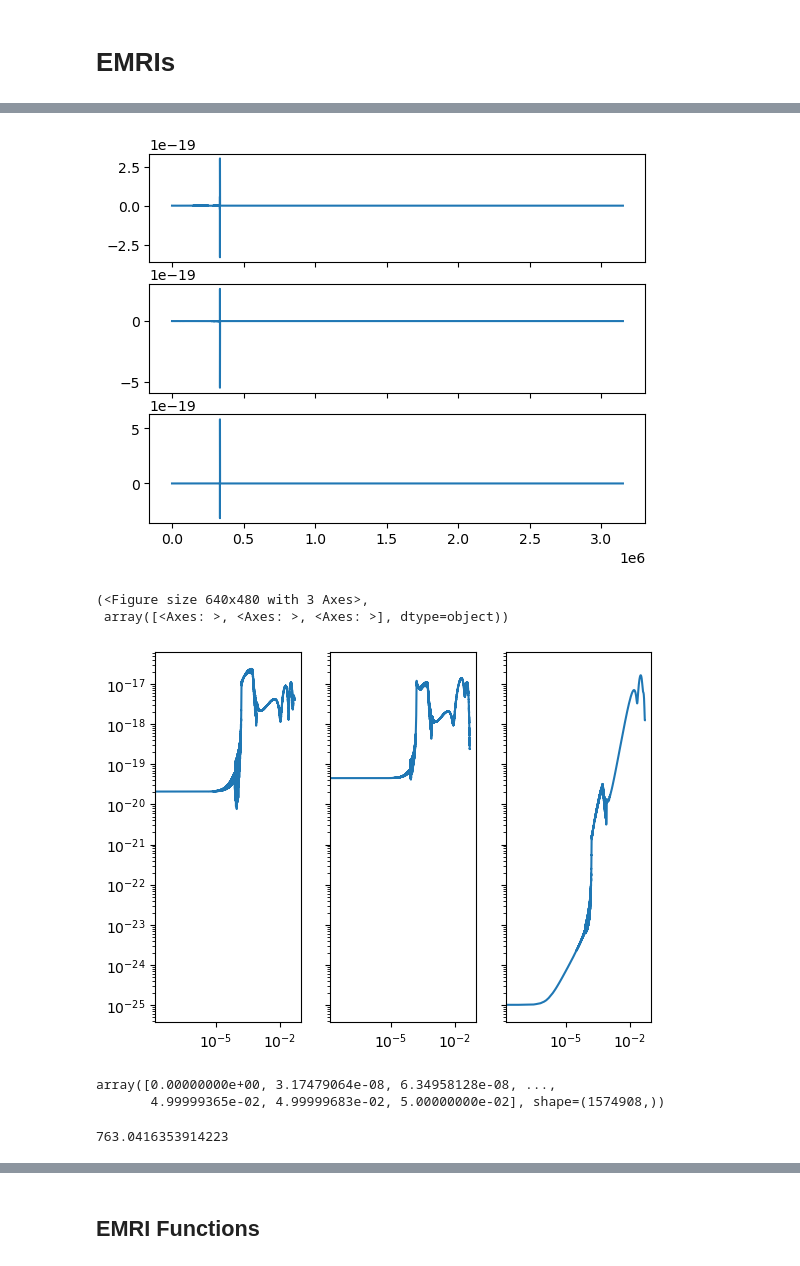
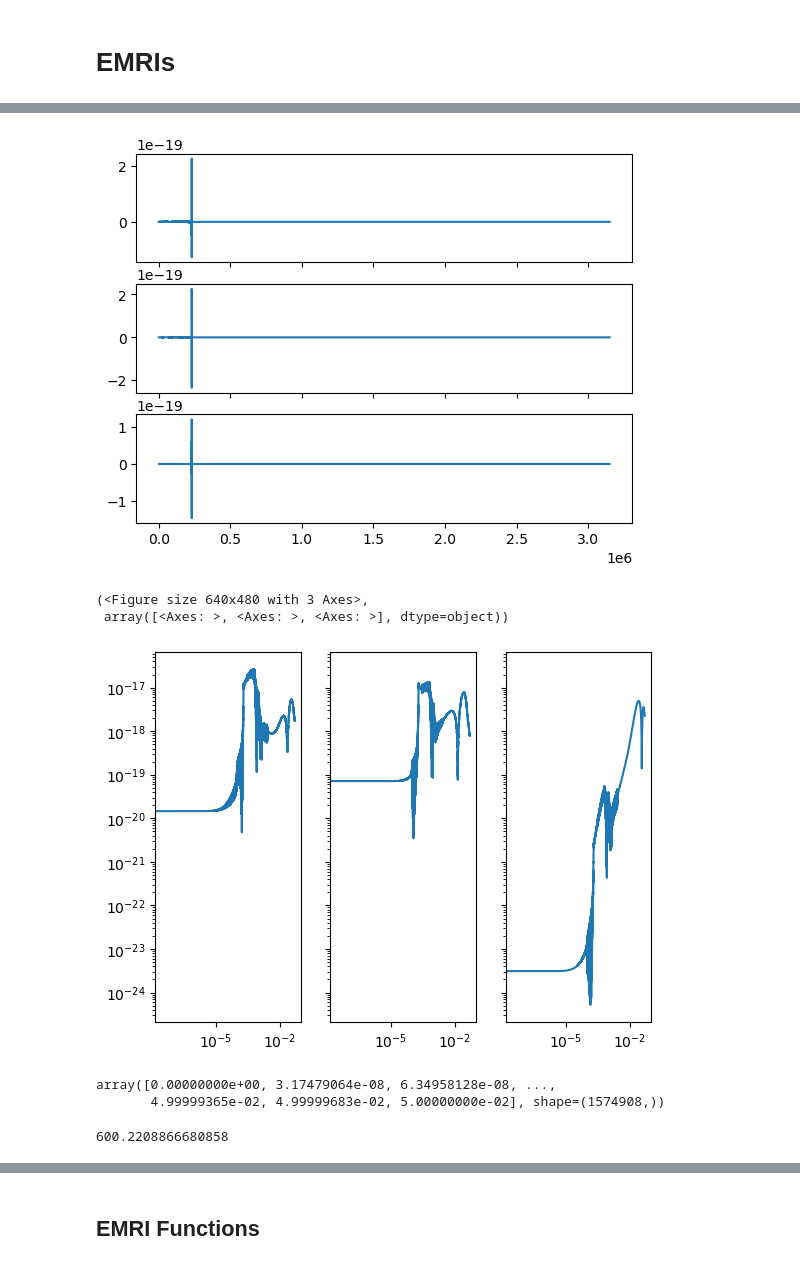
Before and after one commit to Thirtha17/SMBH-Merger-SNR-calculation-with-LISA, a Jupyter notebook: Jilians.ipynb, the cells around one changed output, grey strips where cells are left out. Drawn from its saved outputs; the diff is of its cells as text; code cells hidden in the pictures.

```diff
--- a/Jilians.ipynb
+++ b/Jilians.ipynb
@@ -518,6 +522,29 @@ def EMRI_SNR(**kwargs):
         SNR_new.append(snr)
 
     return SNR_new
+# %%
+bh=1
+# parameters
+T = 2/52  # years
+dt = 10.0  # seconds
+M = m1[bh]
+a = 0.0  # will be ignored in Schwarzschild waveform # spin for the
+mu = m2[bh]
+p0 = 15
+e0 = 0
+x0 = 1.0  # will be ignored in Schwarzschild waveform
+qK = 0.0  # polar spin angle
+phiK = 0  # azimuthal spin angle
+qS = 0.3  # polar sky angle
+phiS = 0.3  # azimuthal sky angle
+dist = d_l[bh]  # distance in G parsec
+Phi_phi0 = 0.0
+Phi_theta0 = 0.0
+Phi_r0 = 0.0
+# %%
+### EMRI Waveforms for the data
+###
+emri_lisa = EMRITDIWaveform(response_kwargs=dict(tdi_chan="AET"))
 # %%
 # clear (for internal clearing of answers)
 
@@ -535,4 +562,6 @@ AET = emri_lisa(
     phiK,
     Phi_phi0,
     Phi_theta0,
-    Phi_r0,)
+    Phi_r0,
+    T=T,
+    dt=dt,)
@@ -539,10 +585,16 @@ AET = emri_lisa(
+# %%
+fig, ax = plt.subplots(3, 1, sharex=True)
+
+for i in range(3):
+
+    ax[i].plot(np.arange(len(AET[0]))* dt, AET[i].real)
 # %%
-fig, ax = plt.subplots(3, 1, sharex=True)
+fig, ax2 = plt.subplots(3, 1, sharex=True)
+for i in range(3):
 
-for i in range(3):
-    ax[i].plot(AET[i])
+    ax2[i].plot(AET[i])
 # %% [output]
-[figure, old version]
+[figure, new version]
 # %%
 data = DataResidualArray(AET, dt=dt)
 # %%
@@ -550,7 +602,7 @@ data.loglog()
 # %% [output]
 (<Figure size 640x480 with 3 Axes>,
  array([<Axes: >, <Axes: >, <Axes: >], dtype=object))
-[figure, old version]
+[figure, new version]
 # %%
 ### T Channel
 # %%
@@ -570,7 +622,7 @@ snr = analysis.snr()
 # %%
 snr
 # %% [output]
-763.0416353914223
+600.2208866680858
 # %%
 analysis.loglog()
 # %% [output]
```
Also changed, not shown: parts of 29 cells of this notebook, 6 other files.
